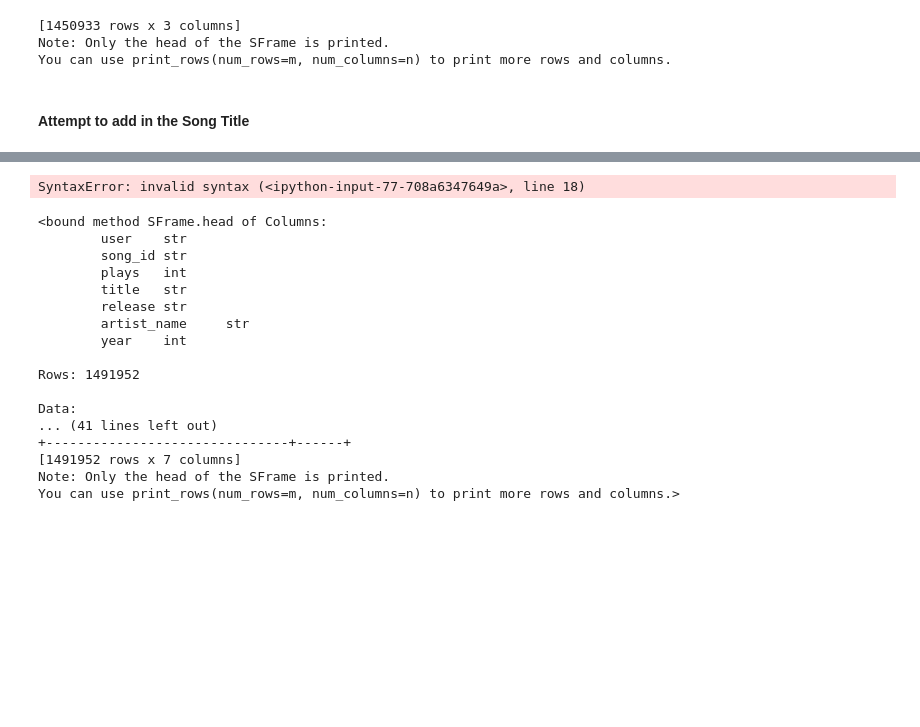
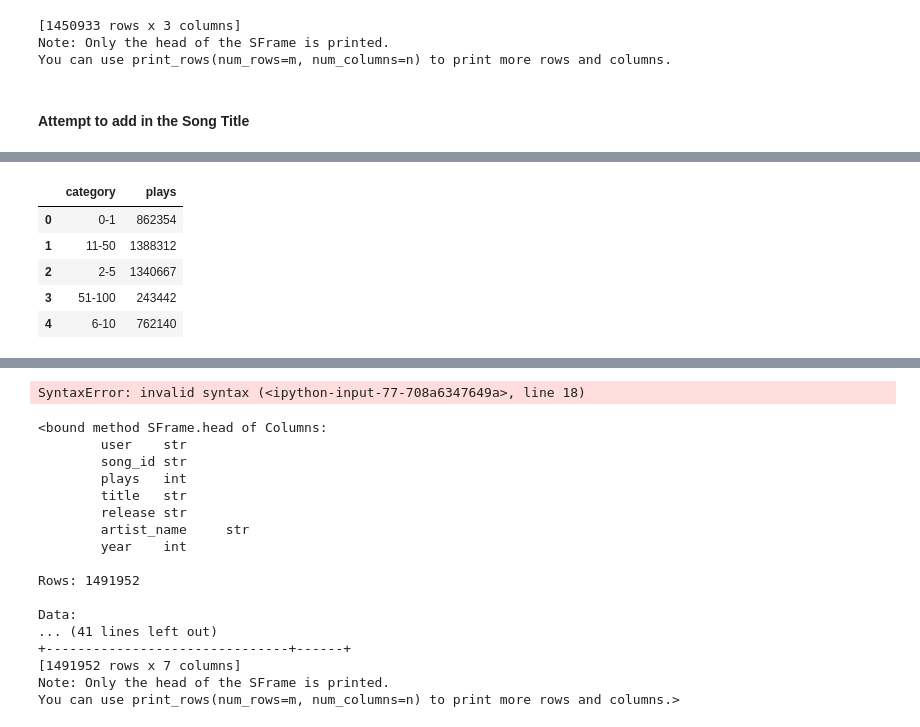
Before and after one commit to kjprice/SMU-data-mining, a Jupyter notebook: python_notebooks/DataMiningProj3_TuriSongData.ipynb, the cells around one changed output, grey strips where cells are left out. Drawn from its saved outputs; the diff is of its cells as text; code cells hidden in the pictures; blank space fills up the shorter version.

```diff
--- a/python_notebooks/DataMiningProj3_TuriSongData.ipynb
+++ b/python_notebooks/DataMiningProj3_TuriSongData.ipynb
@@ -125,2 +142,15 @@ NameError: global name 'x' is not defined
+# %%
+#Group by categories
+
+pie_chart = new_df.groupby(by=['category'])[['plays']].sum().reset_index()
+
+pie_chart.head()
+# %% [output]
+|  | category | plays |
+| 0 | 0-1 | 862354 |
+| 1 | 11-50 | 1388312 |
+| 2 | 2-5 | 1340667 |
+| 3 | 51-100 | 243442 |
+| 4 | 6-10 | 762140 |
 # %%
 #Plot
```
Also changed, not shown: parts of 7 cells of this notebook.
